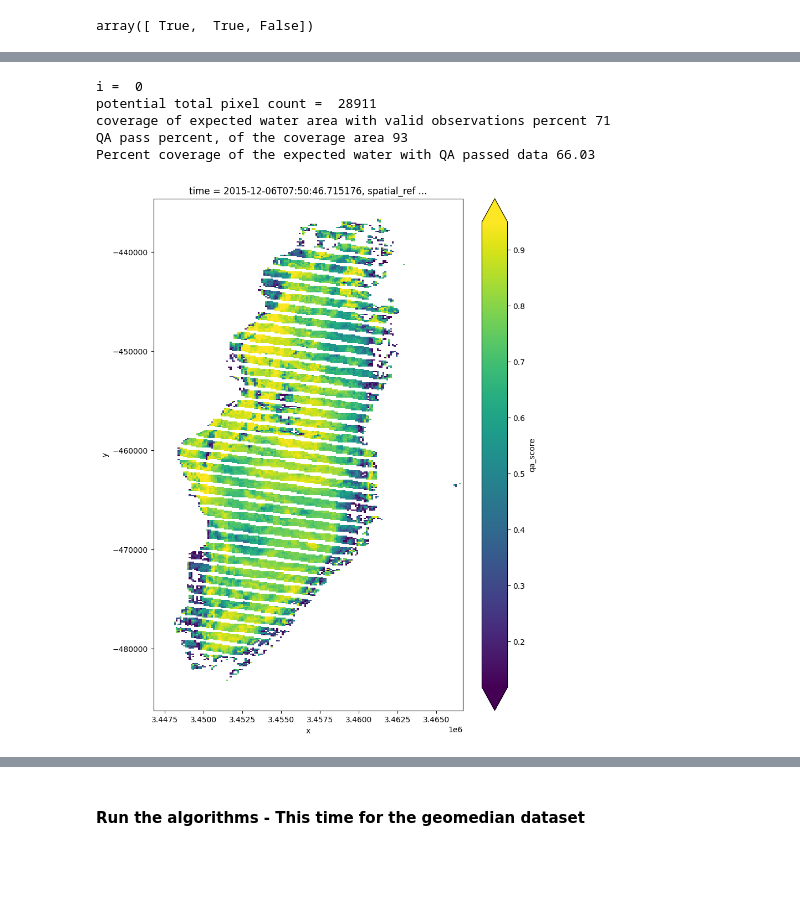
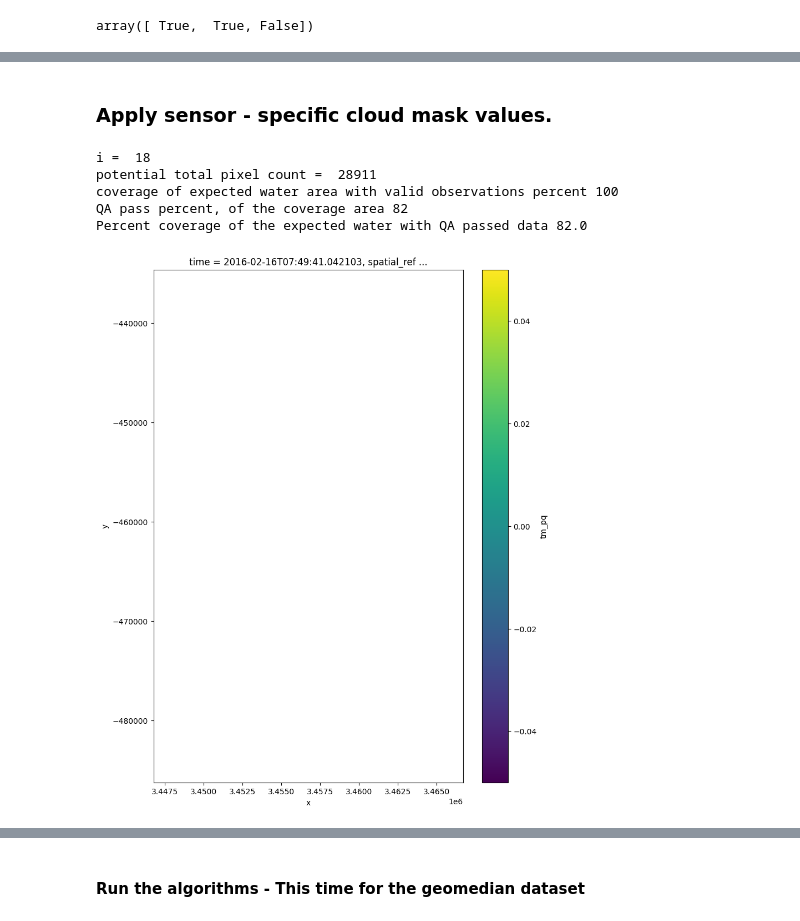
Before and after one commit to vikineema/deafrica_water_quality, a Jupyter notebook: WP2.1/exploring.ipynb, the cells around one changed output, grey strips where cells are left out. Cells and saved outputs as stored; diff of their text form; code cells hidden in the pictures; blank space fills up the shorter version.

```diff
--- a/WP2.1/exploring.ipynb
+++ b/WP2.1/exploring.ipynb
@@ -42,6 +42,7 @@ placename,year1,year2 = 'SA_smalldam','2020-01-01','2020-12-31'
 placename,year1,year2 = 'Lake_vic_algae','2018-1-01','2018-07-10'
 placename,year1,year2 = 'Lake_vic_kisumu','2019-01-01','2019-12-31'
 placename,year1,year2 = 'Lake_Manyara','2015-12-01','2016-03-31'
+placename,year1,year2 = 'Haartbeesport_dam','2015-12-01','2016-03-31'
 
 
 
@@ -159,3 +166,0 @@ if 'oli' in ds.data_vars:
-# %%
-ds['qa_test'] = ((ds.qa_rsad * 0.4) ** 2 + (ds.qa_ralb)**2)**0.5
-ds['qa_testscore'] = 1 - ( ds['qa_test'] / 2 )
@@ -182,35 +167,58 @@ Attributes:
+# %% [markdown]
+### Apply sensor - specific cloud mask values.
+# %%
+# pq values for tm instuments:
+# > 4 is indicates something
+# combination of bit 3 (shadow, value 8) or
+#    bit 5 (cloud, value 32) and either/and
+#    bits 6 (confience, value 64) and bit 7 (confidence, value 128),
+#         ie. cloud shadow = (72, 136, 200), cloud = (96,160,224)
+
+if 'tm' in ds.data_vars:
+    ds['qa_score'] = xr.where(ds.tm,
+                        xr.where(np.isin(ds.tm_pq,[72,136,200,96,160,224]),0,ds.qa_score),
+                        ds.qa_score) # oli qa scores are found here : https://www.usgs.gov/landsat-missions/landsat-collection-2-quality-assessment-bands
+
+if 'oli' in ds.data_vars:
+    ds['qa_score'] = xr.where(ds.oli,
+                        xr.where(ds.oli_pq < 22144,ds.qa_score,0),
+                        ds.qa_score) # oli qa scores are found here : https://www.usgs.gov/landsat-missions/landsat-collection-2-quality-assessment-bands
+
+if 'msi' in ds.data_vars:
+    ds['qa_score'] = xr.where(ds.msi,
+                        xr.where(ds.msi_pq < 7,ds.qa_score,0),
+                        ds.qa_score) # msi qa scores are the scl values.. primative but seems that less than 7 is the right threshold (since water is 6)
 # %%
 i = -1
 # %%
 i = i + 1
 i = i
 if i > ds.time.size: i = 0
 print(
     '\ni = ',i,
       '\npotential total pixel count = ',ds.water_pixel_count.item(),
       '\ncoverage of expected water area with valid observations percent',
       ds.isel(time=i).coveragepercent.item(),
       '\nQA pass percent, of the coverage area',
       ds.isel(time=i).qapasspercent.item(),
       '\nPercent coverage of the expected water with QA passed data',
       (ds.isel(time=i).qapasspercent.item()*ds.isel(time=i).coveragepercent /100).item ()
      )
 #ds.where(ds.qa_ralb < 2).where(ds.qa_rsad<2).isel(time=i).qa_ralb.plot(robust=True,size=8,aspect=0.6)
-t = -0
-ds.where(ds.qa_score > t).isel(time=i).qa_score.plot(robust=True,size=12,aspect=0.75)
+t = -9
+ds.where(ds.qa_score > t).isel(time=i).tm_pq.plot(robust=True,size=12,aspect=0.75)
 plt.show()
-
-dsi = ds.where(ds.qa_score>t-1).isel(time=i)
+dsi = ds.where(ds.qa_score>0).isel(time=i)
 
 if ds.isel(time=i).tm:
-    rgb(dsi,bands=['tm03','tm02','tm01'],aspect=0.6,size=12)
+    rgb(dsi,bands=['tm03','tm02','tm01'],aspect=0.6,size=12,robust=True)
 if ds.isel(time=i).oli:
     rgb(dsi,bands=['oli04','oli03','oli02'],aspect=0.6,size=12,robust=True)
     #dsi.oli04.plot()
 # %% [output]
-i =  0
+i =  18
 potential total pixel count =  28911
-coverage of expected water area with valid observations percent 71
-QA pass percent, of the coverage area 93
-Percent coverage of the expected water with QA passed data 66.03
+coverage of expected water area with valid observations percent 100
+QA pass percent, of the coverage area 82
+Percent coverage of the expected water with QA passed data 82.0
-[figure, old version]
+[figure, new version]
```
Also changed, not shown: parts of 24 cells of this notebook.
